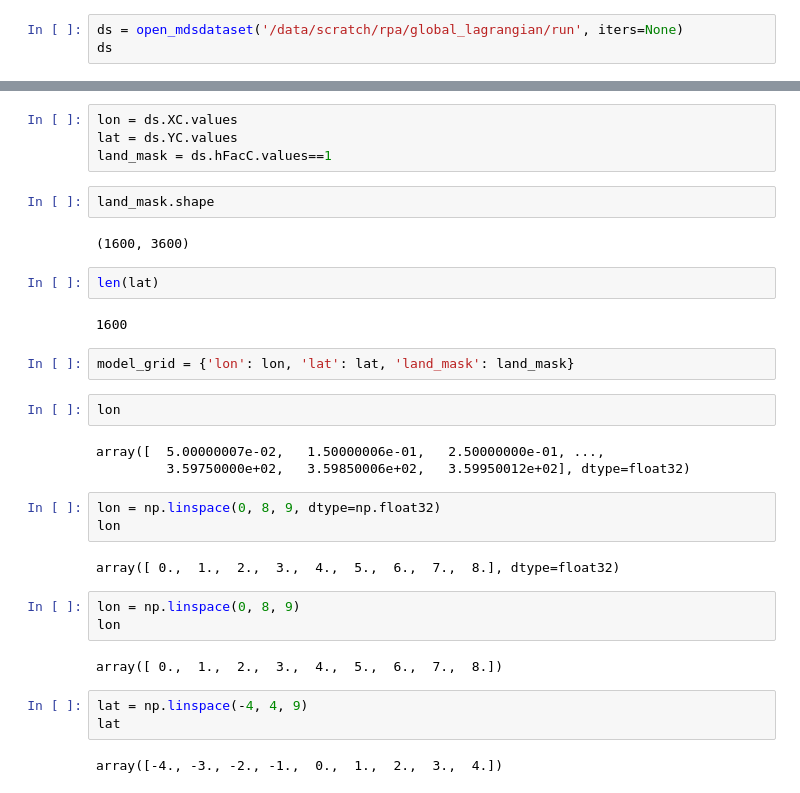
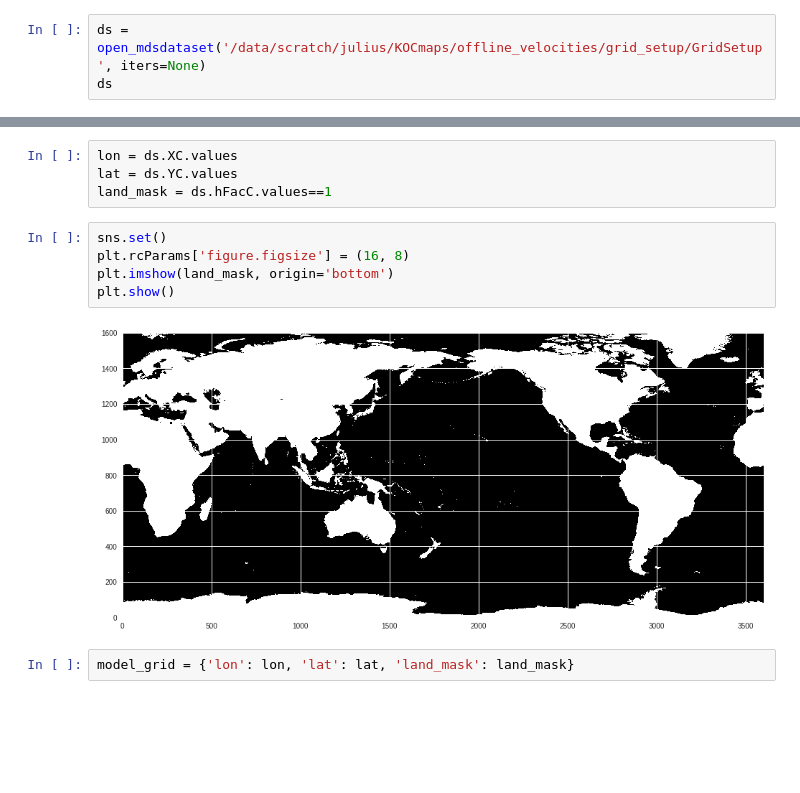
Before and after one commit to geosciz/rclv-eddies, a Jupyter notebook: create_flt_ini_pos.ipynb, the cells around one changed output, grey strips where cells are left out. Cells and saved outputs as stored; diff of their text form; blank space fills up the shorter version.

Commit message:
land_mask

```diff
--- a/create_flt_ini_pos.ipynb
+++ b/create_flt_ini_pos.ipynb
@@ -7,7 +9,7 @@ from xmitgcm import open_mdsdataset
 # %%
 %matplotlib inline
 # %%
-ds = open_mdsdataset('/data/scratch/rpa/global_lagrangian/run', iters=None)
+ds = open_mdsdataset('/data/scratch/julius/KOCmaps/offline_velocities/grid_setup/GridSetup', iters=None)
 ds
 # %% [output]
 <xarray.Dataset>
@@ -31,33 +33,12 @@ Coordinates:
 lon = ds.XC.values
 lat = ds.YC.values
 land_mask = ds.hFacC.values==1
-# %%
-land_mask.shape
-# %% [output]
-(1600, 3600)
-# %%
-len(lat)
-# %% [output]
-1600
+# %%
+sns.set()
+plt.rcParams['figure.figsize'] = (16, 8)
+plt.imshow(land_mask, origin='bottom')
+plt.show()
+# %% [output]
+[figure, added]
 # %%
 model_grid = {'lon': lon, 'lat': lat, 'land_mask': land_mask}
-# %%
-lon
-# %% [output]
-array([  5.00000007e-02,   1.50000006e-01,   2.50000000e-01, ...,
-         3.59750000e+02,   3.59850006e+02,   3.59950012e+02], dtype=float32)
-# %%
-lon = np.linspace(0, 8, 9, dtype=np.float32)
-lon
-# %% [output]
-array([ 0.,  1.,  2.,  3.,  4.,  5.,  6.,  7.,  8.], dtype=float32)
-# %%
-lon = np.linspace(0, 8, 9)
-lon
-# %% [output]
-array([ 0.,  1.,  2.,  3.,  4.,  5.,  6.,  7.,  8.])
-# %%
-lat = np.linspace(-4, 4, 9)
-lat
-# %% [output]
-array([-4., -3., -2., -1.,  0.,  1.,  2.,  3.,  4.])
```
Also changed, not shown: parts of 59 cells of this notebook.
